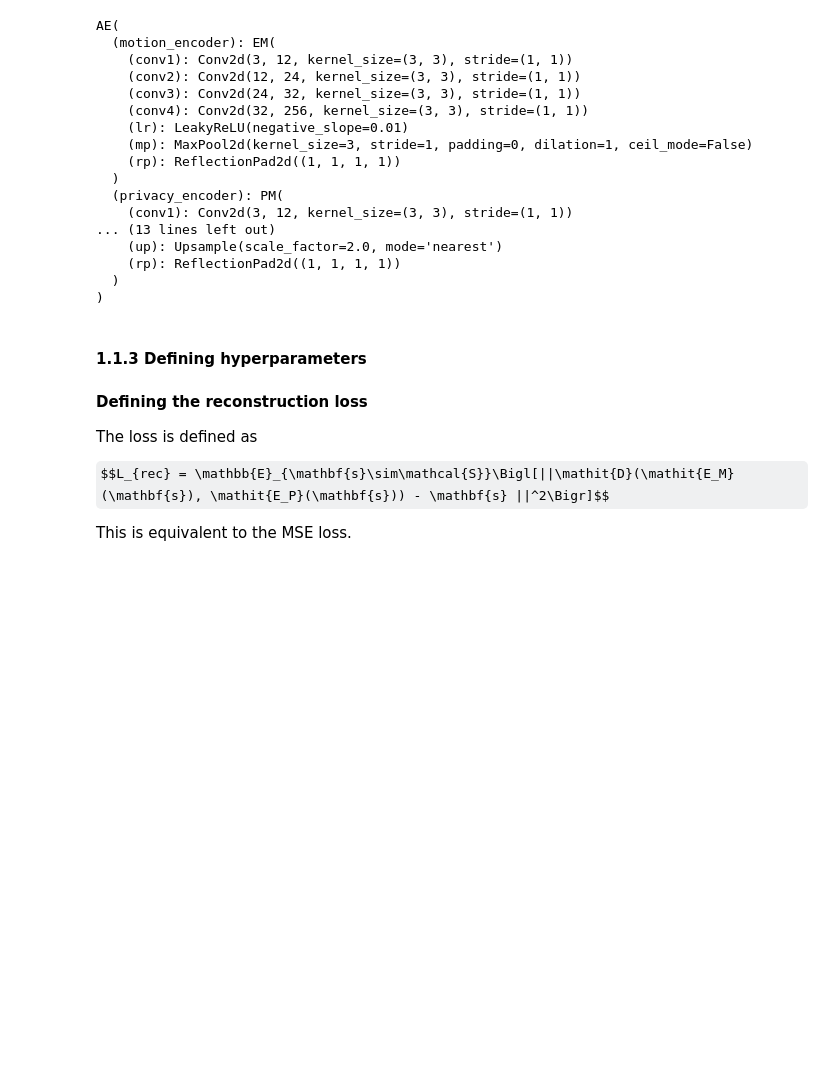
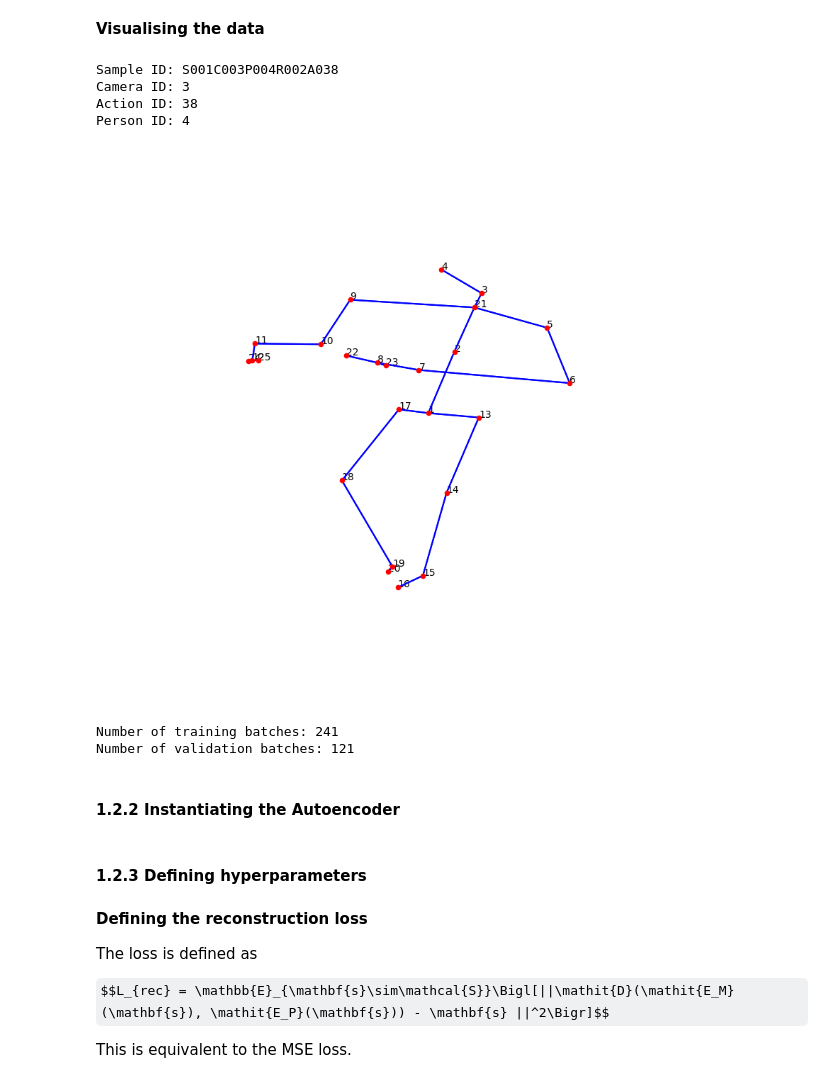
Before and after one commit to marinaaoki/skeleton-cloud, a Jupyter notebook: 1_pretraining-autoencoder.ipynb, the cells around one changed output. Cells and saved outputs as stored; diff of their text form; code cells hidden in the pictures; some formulas as TeX source; blank space fills up the shorter version.

```diff
--- a/1_pretraining-autoencoder.ipynb
+++ b/1_pretraining-autoencoder.ipynb
@@ -68,0 +205,12 @@ Number of batches: 241
+# %%
+from sitc.data.ntu60 import NTU60
+
+train_dataset = NTU60(num_frames=75)
+val_dataset = NTU60(num_frames=75, split='val')
+
+print(f"==========\nNTU 60 Dataset\n==========")
+print(f"Number of total samples: {len(train_dataset) + len(val_dataset)}")
+print(f"Number of train samples: {len(train_dataset)}")
+print(f"Number of test samples: {len(val_dataset)}")
+print(f"Number of frames: {train_dataset.max_frames}")
+print(f"Number of joints: {train_dataset.num_joints}")
@@ -69,28 +229,49 @@ Number of batches: 241
+# %% [markdown]
+**Visualising the data**
+# %%
+sample = train_dataset[0]
+print(f"Sample ID: {sample['name']}")
+print(f"Camera ID: {sample['camera']}")
+print(f"Action ID: {sample['action']}")
+print(f"Person ID: {sample['person']}")
+# %% [output]
+Sample ID: S001C003P004R002A038
+Camera ID: 3
+Action ID: 38
+Person ID: 4
+# %%
+from sitc.utils.visualisation import plot_point_cloud, plot_skeleton
+import matplotlib.pyplot as plt
+from matplotlib.animation import FuncAnimation
+
+keypoints = sample["keypoints"]
+joints = keypoints[:, 0, :].T
+
+# I don't know why this crashes at the moment
+#plot_point_cloud(joints, train_dataset.lines)
+
+plot_skeleton(joints, train_dataset.lines)
+# %% [output]
+[figure, added]
+# %%
+import torch
+
+train_dataloader = torch.utils.data.DataLoader(train_dataset, batch_size=128, shuffle=True, num_workers=0, pin_memory=True)
+print(f"Number of training batches: {len(train_dataloader)}")
+
+val_dataloader = torch.utils.data.DataLoader(val_dataset, batch_size=128, shuffle=False, num_workers=0, pin_memory=True)
+print(f"Number of validation batches: {len(val_dataloader)}")
+# %% [output]
+Number of training batches: 241
+Number of validation batches: 121
+# %% [markdown]
+#### 1.2.2 Instantiating the Autoencoder
 # %%
 from sitc.models.autoencoder import AE
 
-ae = AE(in_features=3, out_features=256)
-ae.cuda()
+ae = AE()
-# %% [output]
-AE(
-  (motion_encoder): EM(
-    (conv1): Conv2d(3, 12, kernel_size=(3, 3), stride=(1, 1))
-    (conv2): Conv2d(12, 24, kernel_size=(3, 3), stride=(1, 1))
-    (conv3): Conv2d(24, 32, kernel_size=(3, 3), stride=(1, 1))
-    (conv4): Conv2d(32, 256, kernel_size=(3, 3), stride=(1, 1))
-    (lr): LeakyReLU(negative_slope=0.01)
-    (mp): MaxPool2d(kernel_size=3, stride=1, padding=0, dilation=1, ceil_mode=False)
-    (rp): ReflectionPad2d((1, 1, 1, 1))
-  )
-  (privacy_encoder): PM(
-    (conv1): Conv2d(3, 12, kernel_size=(3, 3), stride=(1, 1))
-... (13 lines left out)
-    (up): Upsample(scale_factor=2.0, mode='nearest')
-    (rp): ReflectionPad2d((1, 1, 1, 1))
-  )
-)
 # %% [markdown]
-#### 1.1.3 Defining hyperparameters
+#### 1.2.3 Defining hyperparameters
 # %% [markdown]
 **Defining the reconstruction loss**
 
```
Also changed, not shown: parts of 34 cells of this notebook, 8 other files.
